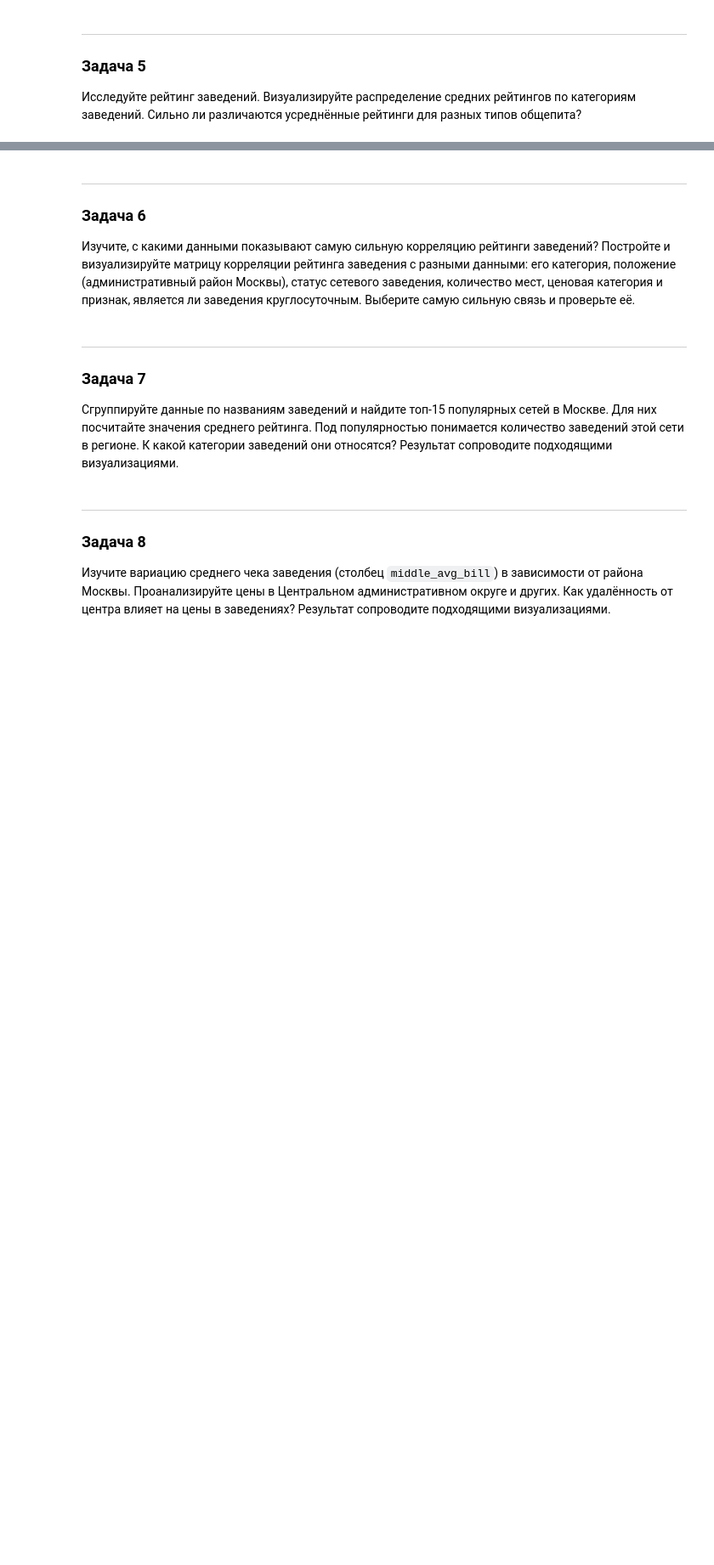
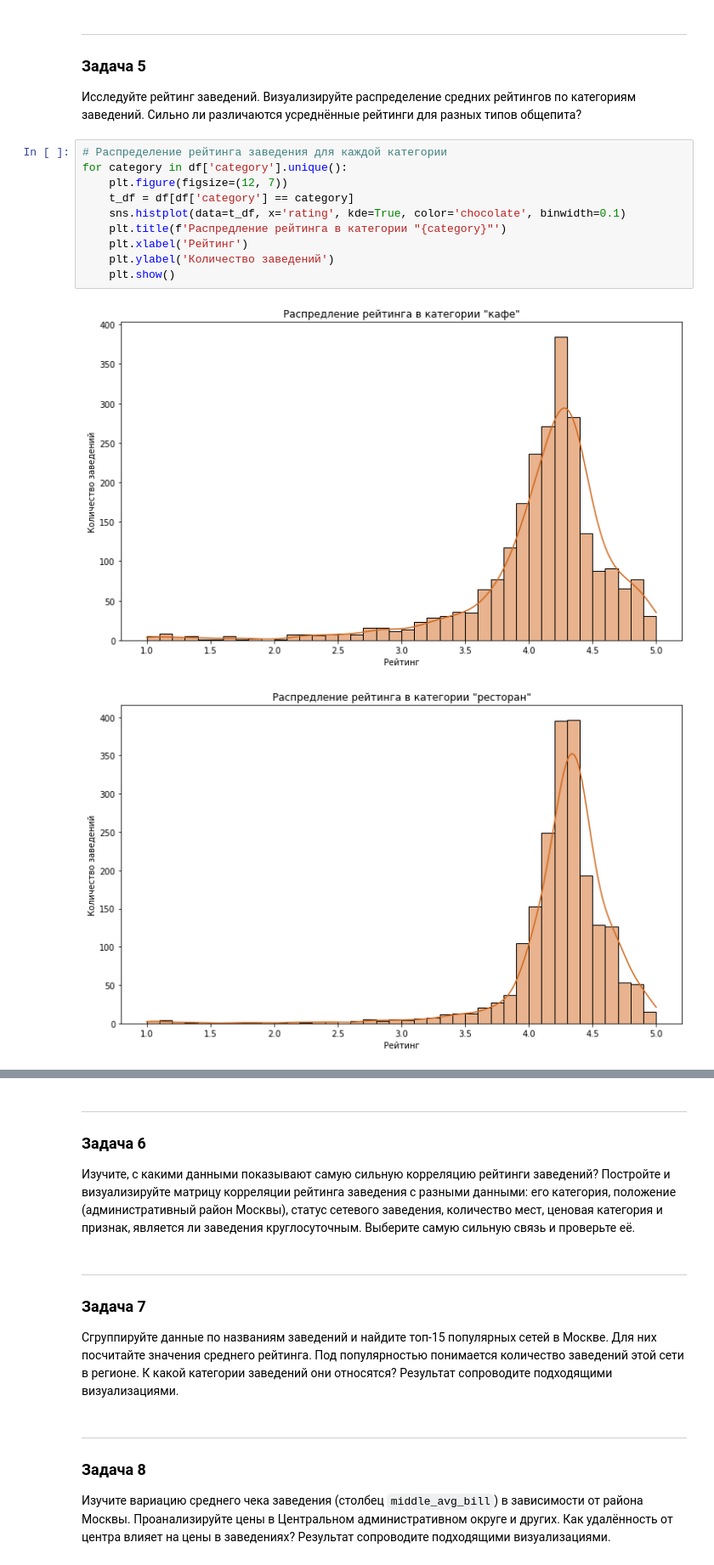
Before and after one commit to blbl-blbl/yandex_practicum_Data_Science_Course, a Jupyter notebook: Module_2_Python_Preprocessing/2. food sector analysis/food_sector_analysis.ipynb, the cells around one changed output, grey strips where cells are left out. Shown: that part at 85% size. Saved outputs shown, nothing was run; the diff lists cells and outputs as text; blank space fills up the shorter version.

```diff
--- a/Module_2_Python_Preprocessing/2. food sector analysis/food_sector_analysis.ipynb
+++ b/Module_2_Python_Preprocessing/2. food sector analysis/food_sector_analysis.ipynb
@@ -476,3 +476,16 @@ for category in df['category'].unique():
 ### Задача 5
 
 Исследуйте рейтинг заведений. Визуализируйте распределение средних рейтингов по категориям заведений. Сильно ли различаются усреднённые рейтинги для разных типов общепита?
+# %%
+# Распределение рейтинга заведения для каждой категории
+for category in df['category'].unique():
+    plt.figure(figsize=(12, 7))
+    t_df = df[df['category'] == category]
+    sns.histplot(data=t_df, x='rating', kde=True, color='chocolate', binwidth=0.1)
+    plt.title(f'Распредление рейтинга в категории "{category}"')
+    plt.xlabel('Рейтинг')
+    plt.ylabel('Количество заведений')
+    plt.show()
+# %% [output]
+[figure, added]
+[figure, added]
```
Also changed, not shown: parts of 14 cells of this notebook.
